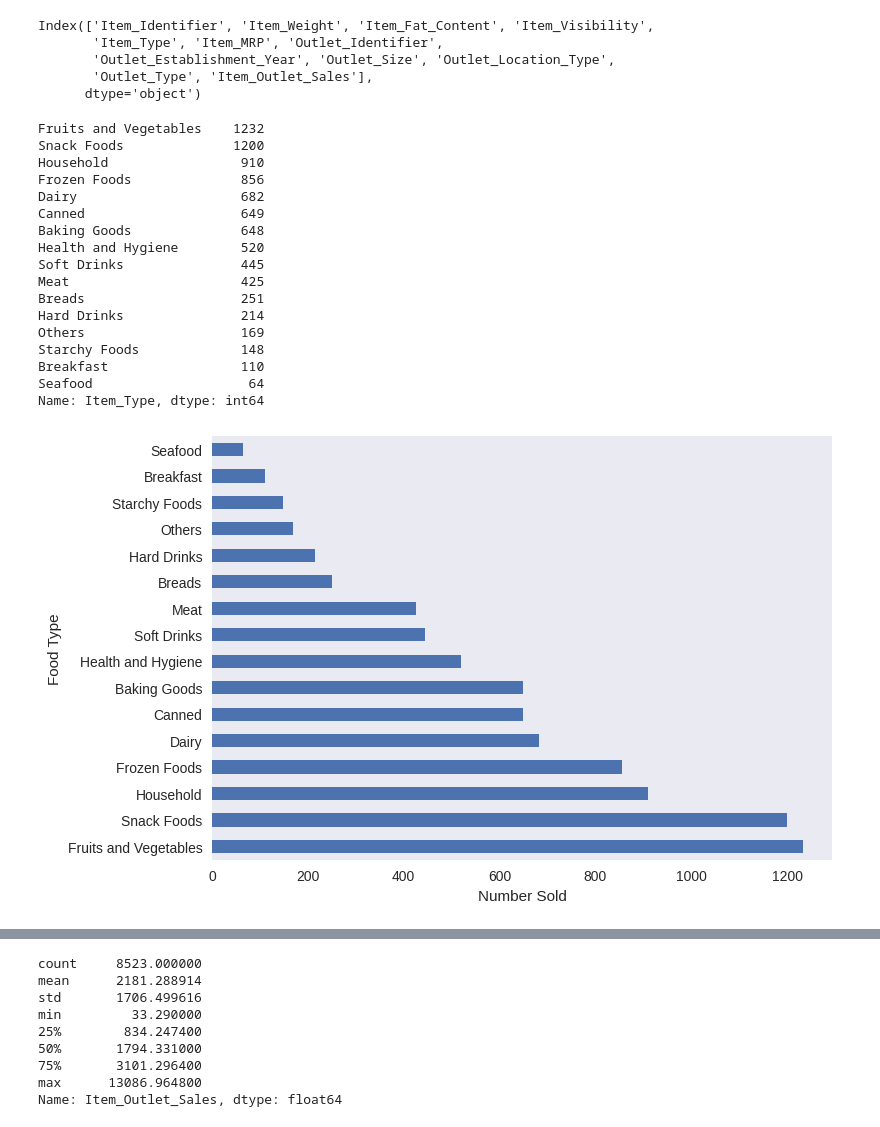
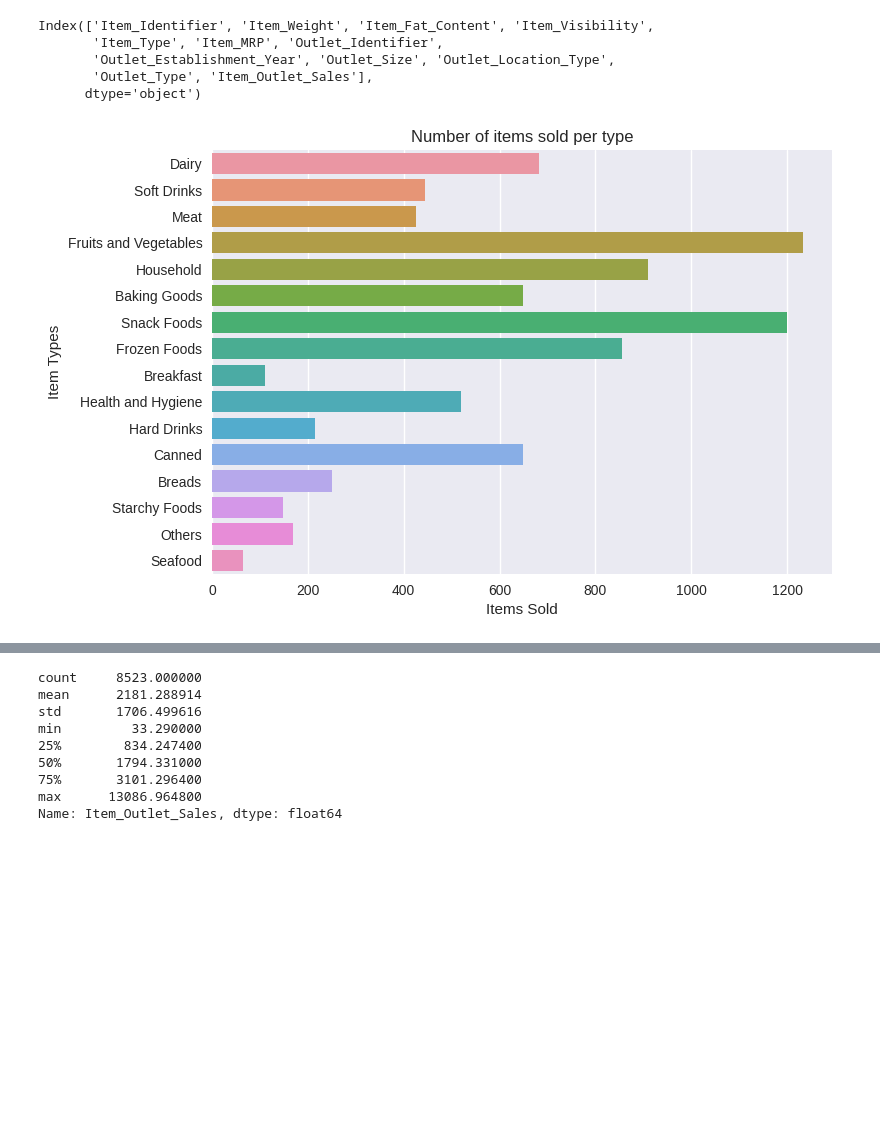
Before and after one commit to NotMaj/sales-predictions, a Jupyter notebook: Project_1.ipynb, the cells around one changed output, grey strips where cells are left out. Cells and saved outputs as stored; diff of their text form; code cells hidden in the pictures; blank space fills up the shorter version.

```diff
--- a/Project_1.ipynb
+++ b/Project_1.ipynb
@@ -239,34 +215,12 @@ Index(['Item_Identifier', 'Item_Weight', 'Item_Fat_Content', 'Item_Visibility',
 # %%
 #Histogram to view the distributions of various features in your dataset.
 # Item type sold
-item_count = df['Item_Type'].value_counts().sort_values(ascending=False)
-item_count
+sns.countplot(data=df, y='Item_Type')
+plt.ylabel('Item Types')
+plt.xlabel('Items Sold')
+plt.title('Number of items sold per type');
 # %% [output]
-Fruits and Vegetables    1232
-Snack Foods              1200
-Household                 910
-Frozen Foods              856
-Dairy                     682
-Canned                    649
-Baking Goods              648
-Health and Hygiene        520
-Soft Drinks               445
-Meat                      425
-Breads                    251
-Hard Drinks               214
-Others                    169
-Starchy Foods             148
-Breakfast                 110
-Seafood                    64
-Name: Item_Type, dtype: int64
+[figure, added]
-# %%
-item_count.plot(kind='barh', grid=False)
-plt.xlabel('Number Sold')
-plt.ylabel('Food Type')
-
-plt.style.use('seaborn');
-# %% [output]
-[figure, removed]
 # %%
 #Item_Outlet_Sales
 ax= sns.histplot(df['Item_Outlet_Sales'], bins ='auto', color='green')
```
Also changed, not shown: parts of 24 cells of this notebook.
